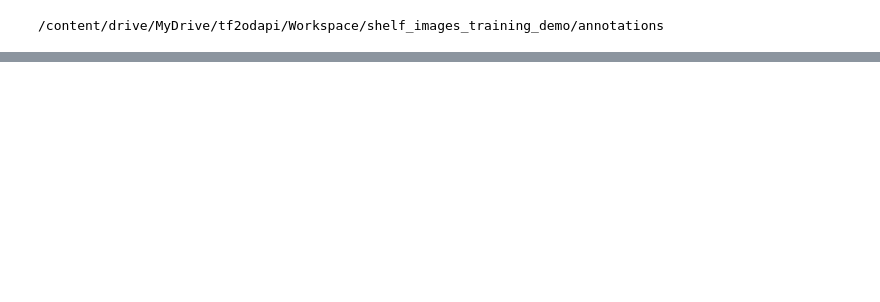
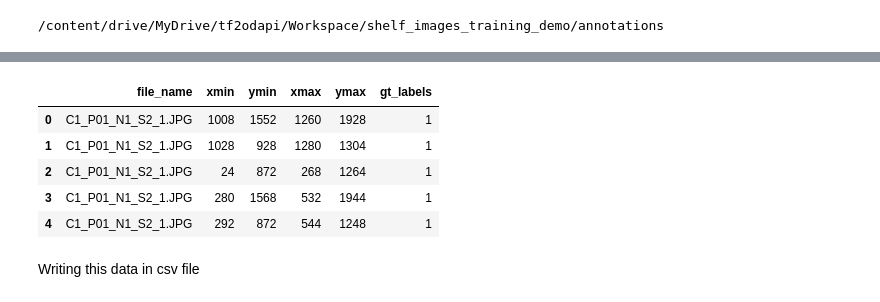
Before and after one commit to 23Aditya/Demo-Repo, a Jupyter notebook: Object_dection.ipynb, the cells around one changed output, grey strips where cells are left out. Saved outputs shown, nothing was run; the diff lists cells and outputs as text; code cells hidden in the pictures; blank space fills up the shorter version.

```diff
--- a/Object_dection.ipynb
+++ b/Object_dection.ipynb
@@ -154,0 +145,13 @@ import glob
+# %%
+data_annotations["gt_labels"] = data_annotations["gt_labels"].apply(lambda x:x+1)
+# %%
+data_annotations.head()
+# %% [output]
+|  | file_name | xmin | ymin | xmax | ymax | gt_labels |
+| 0 | C1_P01_N1_S2_1.JPG | 1008 | 1552 | 1260 | 1928 | 1 |
+| 1 | C1_P01_N1_S2_1.JPG | 1028 | 928 | 1280 | 1304 | 1 |
+| 2 | C1_P01_N1_S2_1.JPG | 24 | 872 | 268 | 1264 | 1 |
+| 3 | C1_P01_N1_S2_1.JPG | 280 | 1568 | 532 | 1944 | 1 |
+| 4 | C1_P01_N1_S2_1.JPG | 292 | 872 | 544 | 1248 | 1 |
+# %% [markdown]
+Writing this  data in csv file
```
Also changed, not shown: parts of 18 cells of this notebook.
